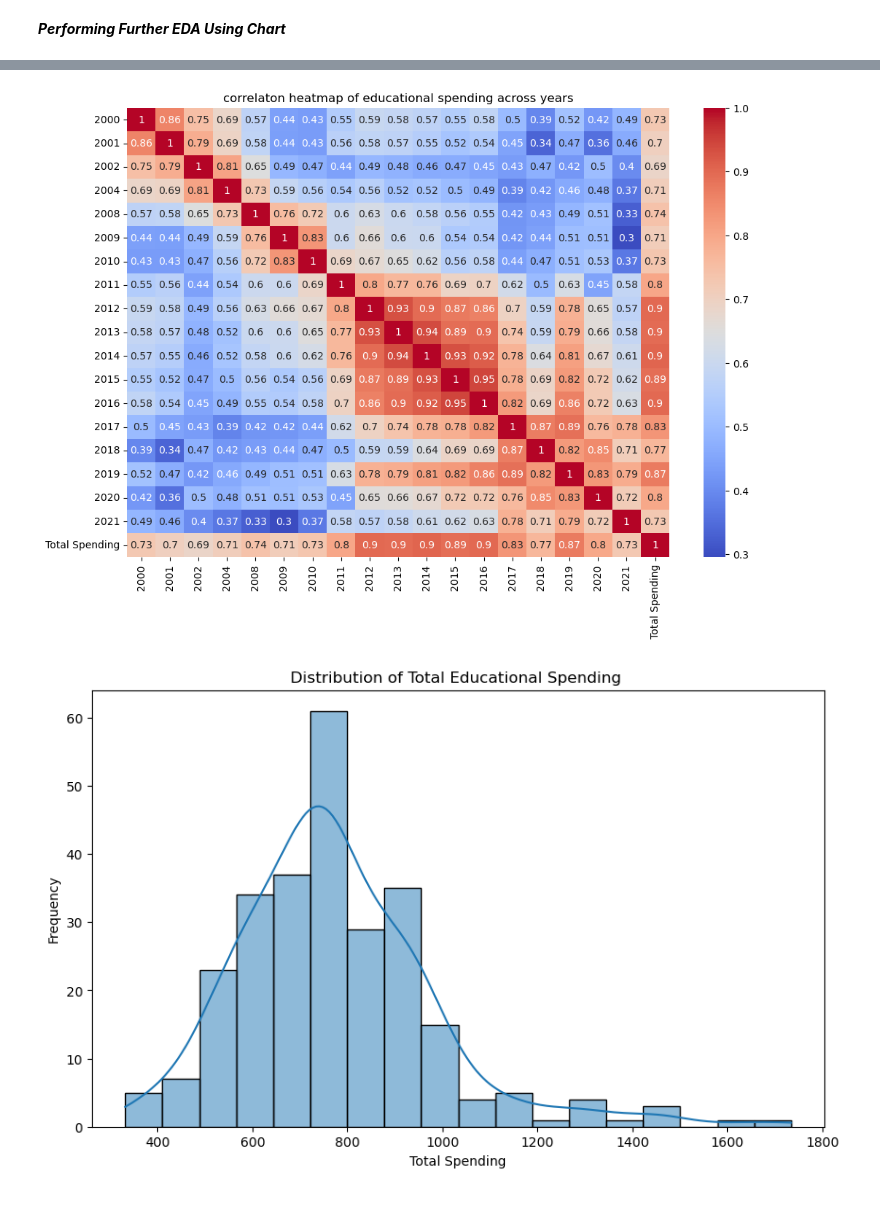
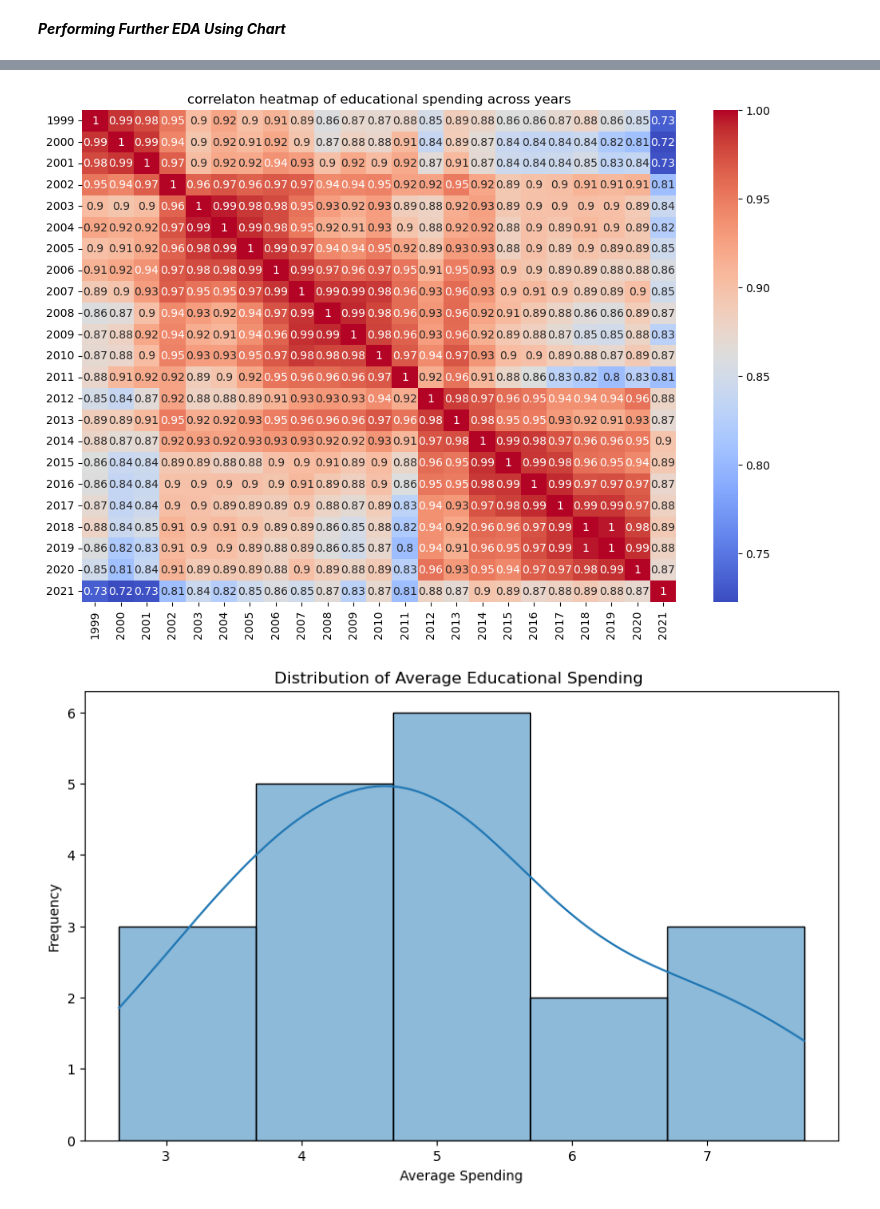
Before and after one commit to Gracious-Ogbeme/Panda-Premiere-Project, a Jupyter notebook: pandas_project_1.ipynb, the cells around one changed output, grey strips where cells are left out. Drawn from its saved outputs; the diff is of its cells as text; code cells hidden in the pictures.

```diff
--- a/pandas_project_1.ipynb
+++ b/pandas_project_1.ipynb
@@ -7,7 +8,7 @@ import pandas as pd
 import matplotlib.pyplot as plt
 import seaborn as sns
 # %%
-data = pd.read_csv("Education_Spending_cleaned_data.csv")
+data = pd.read_excel("Clean Dataset.xlsx")
 # %% [markdown]
 ***Exploratory Data Analysis***
 # %%
@@ -24,0 +31,3 @@ data.head()
+# %%
+years = data.columns[1:]
+years
@@ -25,9 +39,4 @@ data.head()
 # %%
-#Adding new column that sum the total spending from 2000 to 2021
+# Add yearly average as a new column to the dataframe
 
-Total_Spending = data.iloc[:, 4:].sum(axis=1)
-
-# Add total spending as a new column to the dataframe
-
-data['Total Spending'] = Total_Spending
-data.head()
+data['Yearly Average'] = data.loc[:, years].mean(axis=1)
@@ -116,19 +134,19 @@ plt.show()
 # Heatmap of spending across all years
 
 plt.figure(figsize=(12,8))
-sns.heatmap(data.iloc[:, 4:].corr(), cmap='coolwarm', annot=True)
+sns.heatmap(data[years].corr(), cmap='coolwarm', annot=True)
 plt.title('correlaton heatmap of educational spending across years')
 plt.show()
 # %% [output]
-[figure, old version]
+[figure, new version]
 # %%
-#univarariate analysis on the distribution of total spending across different countries
+#univarariate analysis on the distribution of average spending across different countries
 
 plt.figure(figsize=(10,6))
-sns.histplot(data=data, x='Total Spending', kde=True)
-plt.title('Distribution of Total Educational Spending ')
-plt.xlabel('Total Spending')
+sns.histplot(data=data, x='Yearly Average', kde=True, bins=5)
+plt.title('Distribution of Average Educational Spending ')
+plt.xlabel('Average Spending')
 plt.ylabel('Frequency')
 plt.show()
 # %% [output]
-[figure, old version]
+[figure, new version]
```
Also changed, not shown: parts of 21 cells of this notebook, 1 other file.
